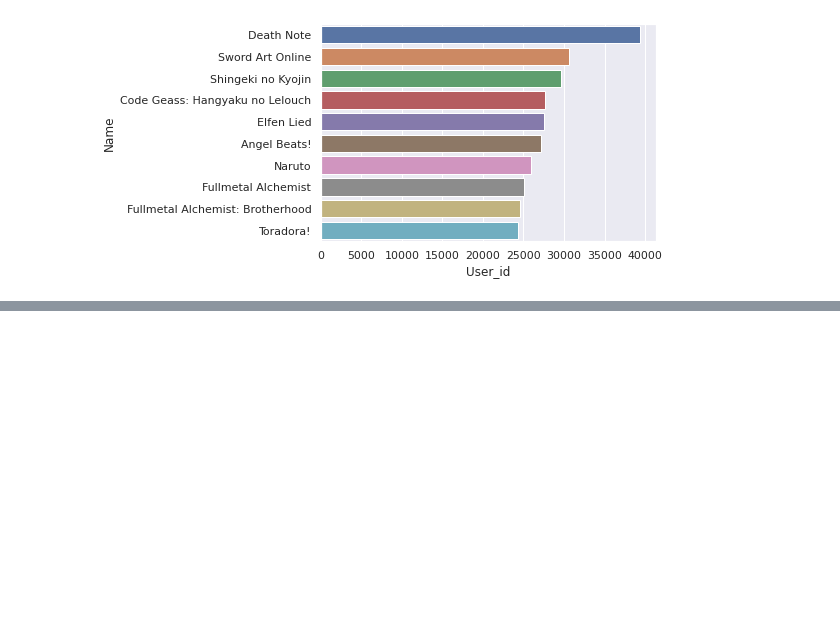
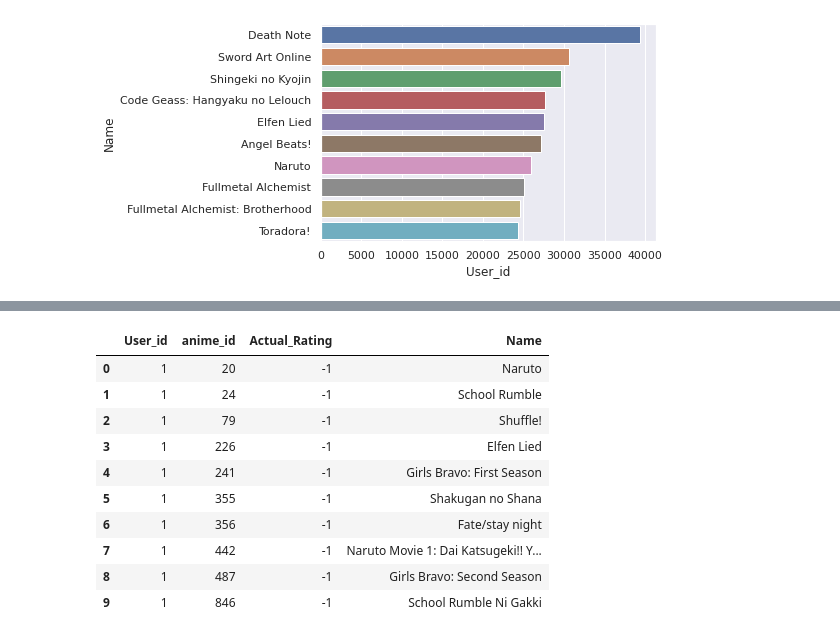
Before and after one commit to hargurjeet/Recommedation-Systems, a Jupyter notebook: Anime_Recommendation_Item_Based_CosineSimilarity.ipynb, the cells around one changed output, grey strips where cells are left out. Cells and saved outputs as stored; diff of their text form; code cells hidden in the pictures; blank space fills up the shorter version.

```diff
--- a/Anime_Recommendation_Item_Based_CosineSimilarity.ipynb
+++ b/Anime_Recommendation_Item_Based_CosineSimilarity.ipynb
@@ -153,0 +122,15 @@ KeyboardInterrupt: ignored
+# %%
+rating_data_with_Anime_name = rating_data.merge(anime_data[['Name', 'anime_id']], on='anime_id', how='left')
+rating_data_with_Anime_name.head(10)
+# %% [output]
+|  | User_id | anime_id | Actual_Rating | Name |
+| 0 | 1 | 20 | -1 | Naruto |
+| 1 | 1 | 24 | -1 | School Rumble |
+| 2 | 1 | 79 | -1 | Shuffle! |
+| 3 | 1 | 226 | -1 | Elfen Lied |
+| 4 | 1 | 241 | -1 | Girls Bravo: First Season |
+| 5 | 1 | 355 | -1 | Shakugan no Shana |
+| 6 | 1 | 356 | -1 | Fate/stay night |
+| 7 | 1 | 442 | -1 | Naruto Movie 1: Dai Katsugeki!! Y... |
+| 8 | 1 | 487 | -1 | Girls Bravo: Second Season |
+| 9 | 1 | 846 | -1 | School Rumble Ni Gakki |
```
Also changed, not shown: parts of 7 cells of this notebook.
